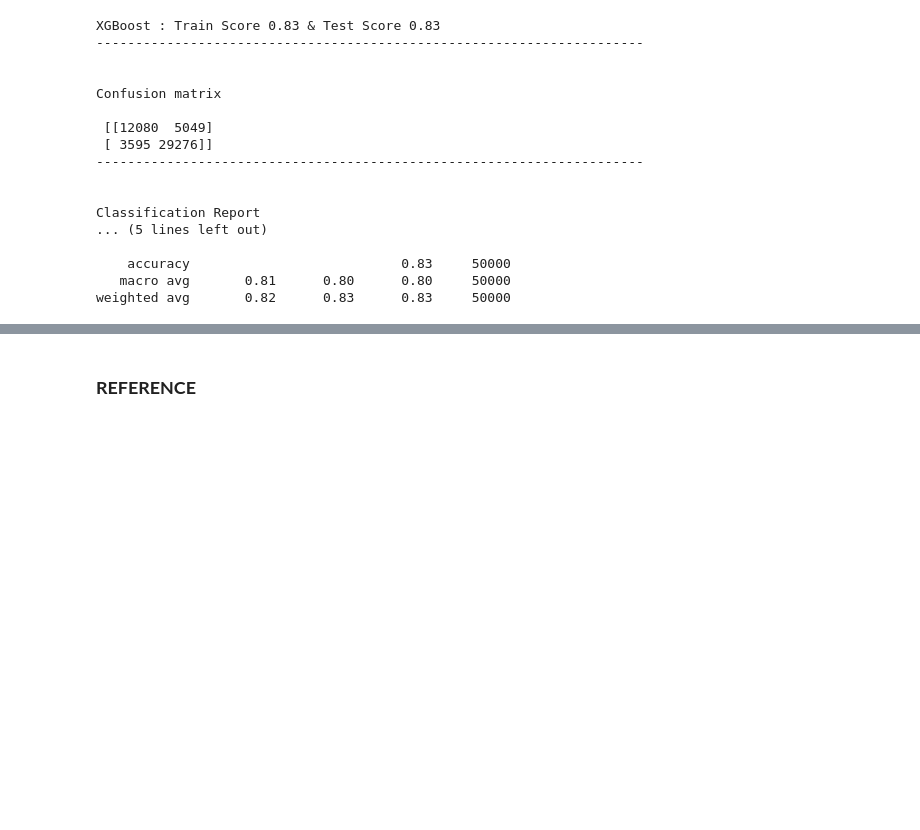
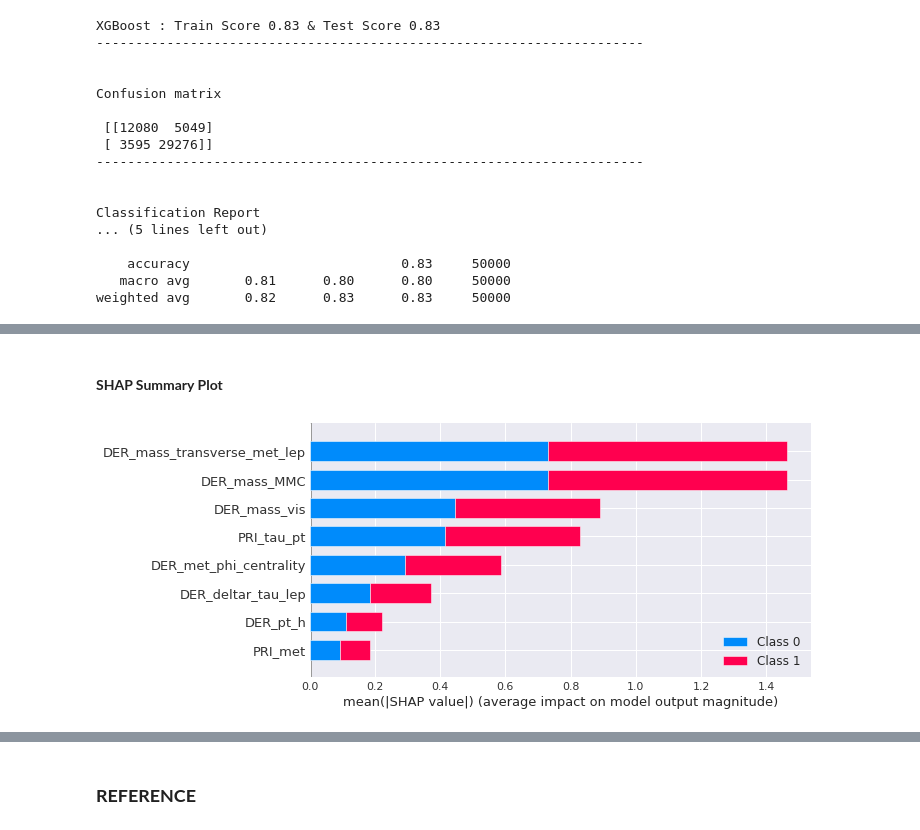
Before and after one commit to sureshmecad/Higgs-Boson-Decay-TMLC, a Jupyter notebook: 4_Higgs_Boson_Modeling.ipynb, the cells around one changed output, grey strips where cells are left out. Drawn from its saved outputs; the diff is of its cells as text; code cells hidden in the pictures; blank space fills up the shorter version.

```diff
--- a/4_Higgs_Boson_Modeling.ipynb
+++ b/4_Higgs_Boson_Modeling.ipynb
@@ -374,0 +508,6 @@ weighted avg       0.82      0.83      0.83     50000
+# %% [markdown]
+#### **SHAP Summary Plot**
+# %%
+shap.summary_plot(shap_values, X)
+# %% [output]
+[figure, added]
```
Also changed, not shown: parts of 24 cells of this notebook.
